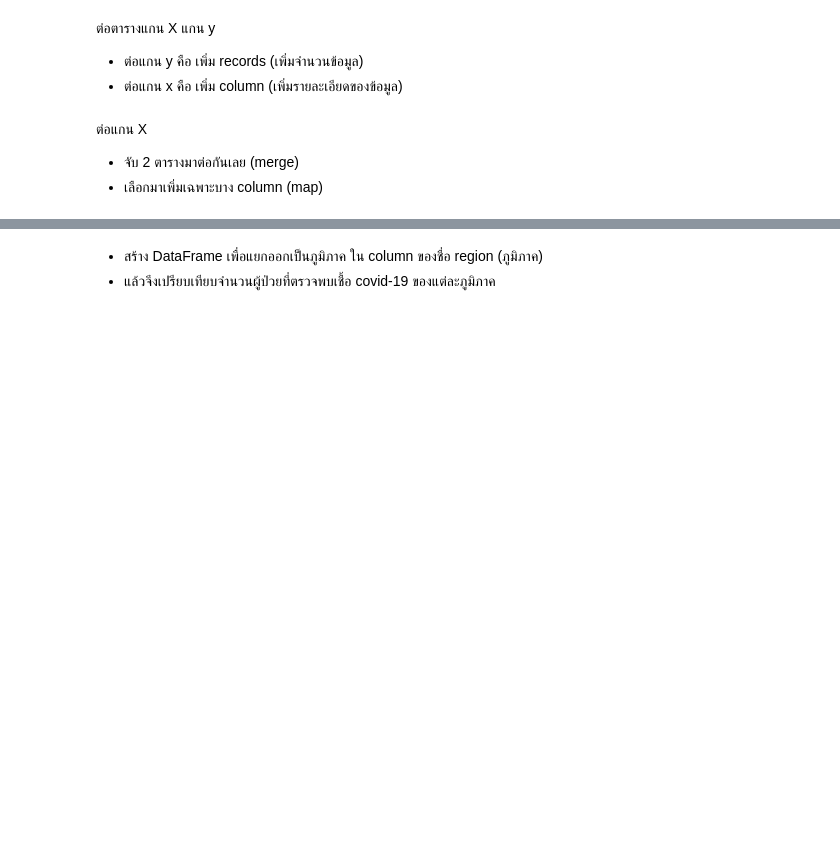
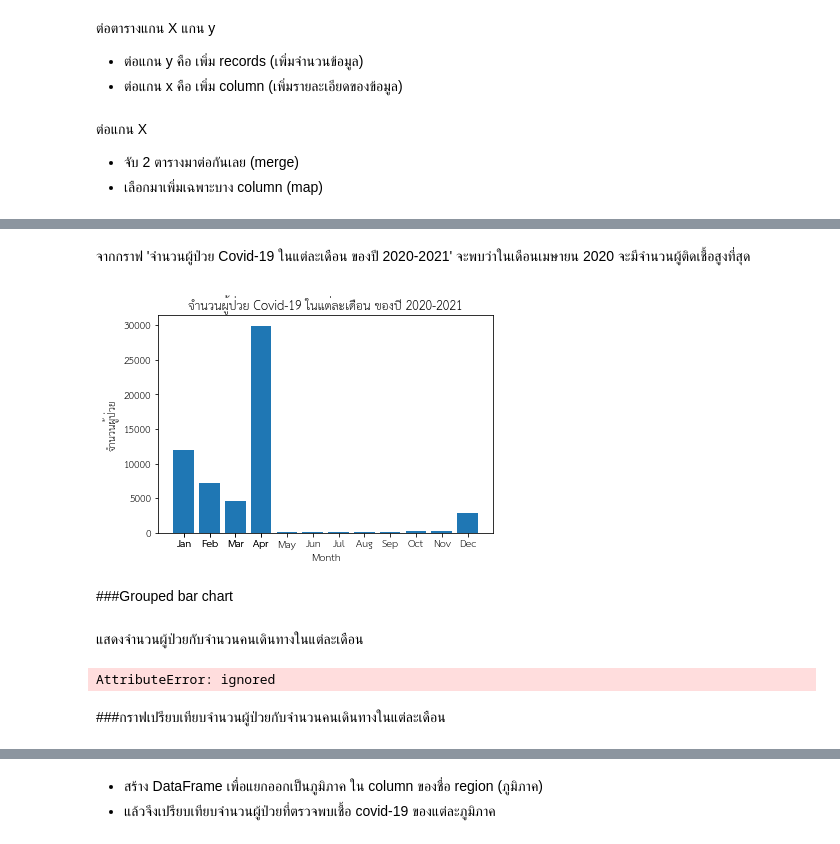
Before and after one commit to dinsor17/k, a Jupyter notebook: Visualization_Final_Exam.ipynb, the cells around one changed output, grey strips where cells are left out. Saved outputs shown, nothing was run; the diff lists cells and outputs as text; code cells hidden in the pictures; blank space fills up the shorter version.

```diff
--- a/Visualization_Final_Exam.ipynb
+++ b/Visualization_Final_Exam.ipynb
@@ -442,0 +460,25 @@ covid19cases[covid19cases['announce_date'].dt.month==1)].count()[0]
+# %% [markdown]
+จากกราฟ 'จำนวนผู้ป่วย Covid-19 ในแต่ละเดือน ของปี 2020-2021' จะพบว่าในเดือนเมษายน 2020 จะมีจำนวนผู้ติดเชื้อสูงที่สุด
+# %%
+plt.bar([1,2,3,4,5,6,7,8,9,10,11,12,1,2,3,4],[covid19cases_updated[(covid19cases_updated['announce_date'].dt.month==1)].shape[0],
+                                     covid19cases_updated[(covid19cases_updated['announce_date'].dt.month==2)].shape[0],
+                                     covid19cases_updated[(covid19cases_updated['announce_date'].dt.month==3)].shape[0],
+                                     covid19cases_updated[(covid19cases_updated['announce_date'].dt.month==4)].shape[0],
+                                     covid19cases_updated[(covid19cases_updated['announce_date'].dt.month==5)].shape[0],
+                                     covid19cases_updated[(covid19cases_updated['announce_date'].dt.month==6)].shape[0],
+                                     covid19cases_updated[(covid19cases_updated['announce_date'].dt.month==7)].shape[0],
+                                     covid19cases_updated[(covid19cases_updated['announce_date'].dt.month==8)].shape[0],
+                                     covid19cases_updated[(covid19cases_updated['announce_date'].dt.month==9)].shape[0],
+                                     covid19cases_updated[(covid19cases_updated['announce_date'].dt.month==10)].shape[0],
+                                     covid19cases_updated[(covid19cases_updated['announce_date'].dt.month==11)].shape[0],
+                                     covid19cases_updated[(covid19cases_updated['announce_date'].dt.month==12)].shape[0],
+                                     covid19cases_updated[(covid19cases_updated['announce_date'].dt.month==1)].shape[0],
+                                     covid19cases_updated[(covid19cases_updated['announce_date'].dt.month==2)].shape[0],
+                                     covid19cases_updated[(covid19cases_updated['announce_date'].dt.month==3)].shape[0],
+                                     covid19cases_updated[(covid19cases_updated['announce_date'].dt.month==4)].shape[0]
+                                     ],tick_label=['Jan','Feb','Mar','Apr','May','Jun','Jul','Aug','Sep','Oct','Nov','Dec','Jan','Feb','Mar','Apr']) #ชื่อแท่งกราฟของแต่ละแท่ง
+plt.xlabel('Month') ##ชื่อแกน x
+plt.ylabel('จำนวนผู้ป่วย') ##ชื่อแกน y
+plt.title('จำนวนผู้ป่วย Covid-19 ในแต่ละเดือน ของปี 2020-2021'); ##ชื่อกราฟ
+# %% [output]
+[figure, added]
@@ -443 +507,5 @@ covid19cases[covid19cases['announce_date'].dt.month==1)].count()[0]
+# %% [markdown]
+###Grouped bar chart
+# %% [markdown]
+แสดงจำนวนผู้ป่วยกับจำนวนคนเดินทางในแต่ละเดือน
 # %%
@@ -489,0 +513,6 @@ dataF = DataFrame(Data,columns=['April','May'])
+# %%
+data_pass[(data_pass['date'].dt.year == 2020)].shape[0]
+# %% [output]
+AttributeError: ignored
+# %% [markdown]
+###กราฟเปรียบเทียบจำนวนผู้ป่วยกับจำนวนคนเดินทางในแต่ละเดือน
```
Also changed, not shown: parts of 38 cells of this notebook.
